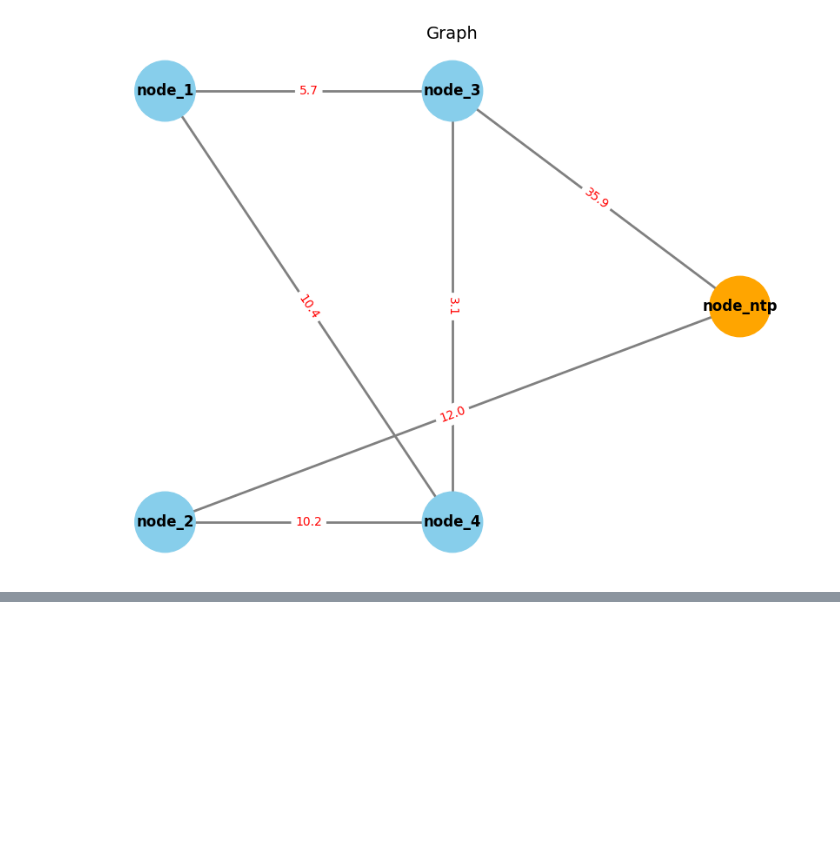
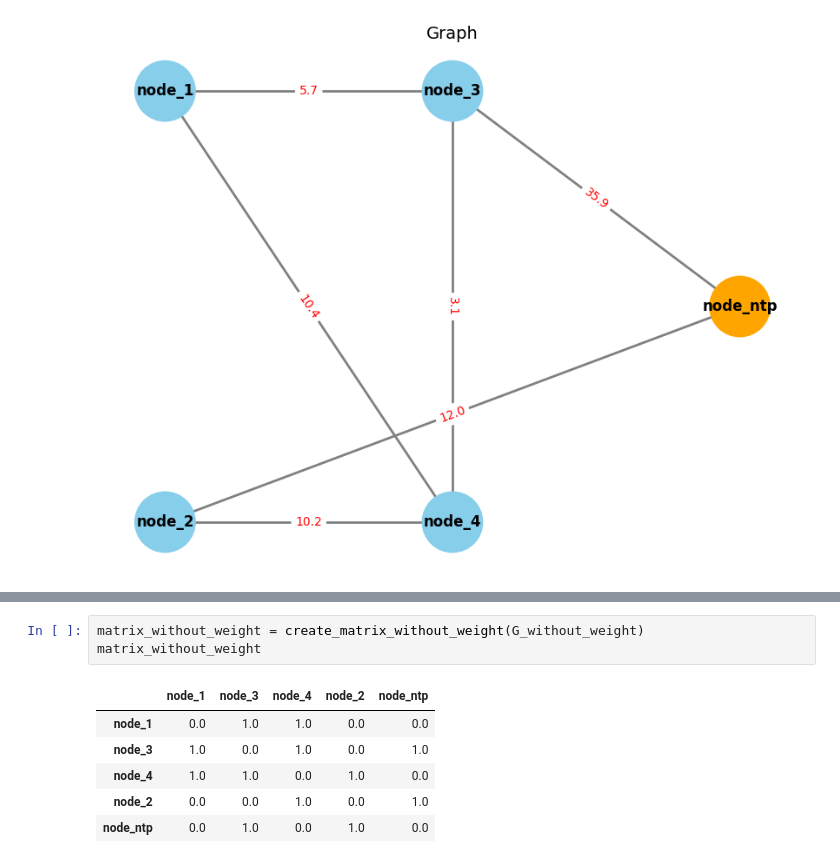
Before and after one commit to yannick030804/server-time-update, a Jupyter notebook: server-time-update.ipynb, the cells around one changed output, grey strips where cells are left out. Saved outputs shown, nothing was run; the diff lists cells and outputs as text; blank space fills up the shorter version.

```diff
--- a/server-time-update.ipynb
+++ b/server-time-update.ipynb
@@ -133,0 +239,10 @@ plt.show()
+# %%
+matrix_without_weight = create_matrix_without_weight(G_without_weight)
+matrix_without_weight
+# %% [output]
+|  | node_1 | node_3 | node_4 | node_2 | node_ntp |
+| node_1 | 0.0 | 1.0 | 1.0 | 0.0 | 0.0 |
+| node_3 | 1.0 | 0.0 | 1.0 | 0.0 | 1.0 |
+| node_4 | 1.0 | 1.0 | 0.0 | 1.0 | 0.0 |
+| node_2 | 0.0 | 0.0 | 1.0 | 0.0 | 1.0 |
+| node_ntp | 0.0 | 1.0 | 0.0 | 1.0 | 0.0 |
```
Also changed, not shown: parts of 11 cells of this notebook.
